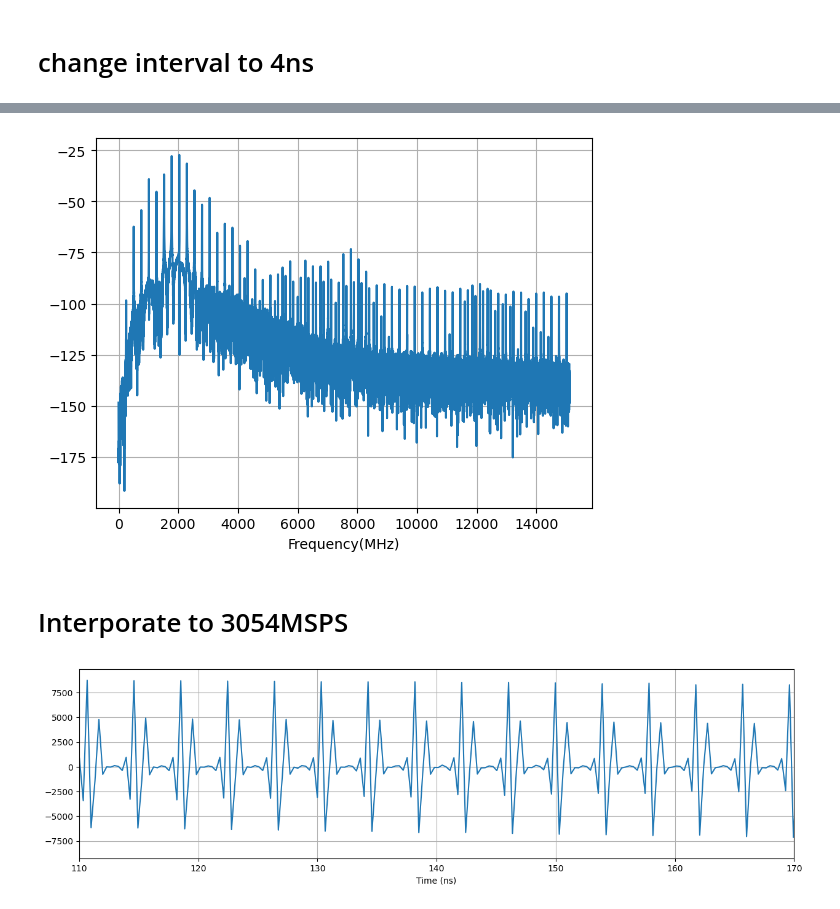
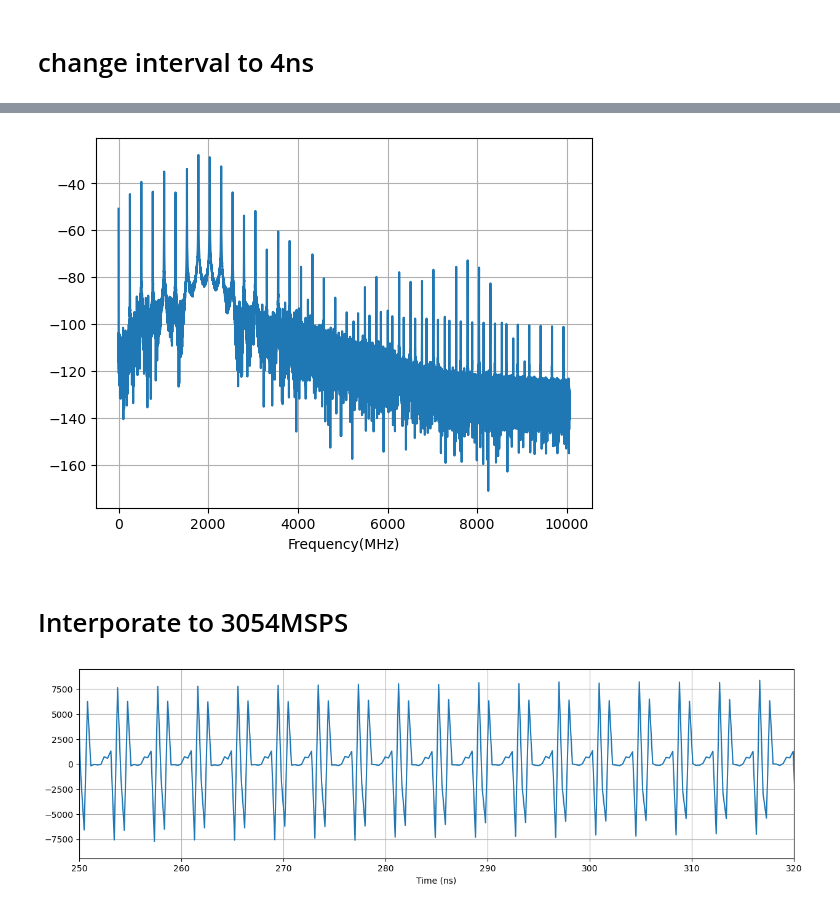
Before and after one commit to slaclab/kek-bpm-rfsoc-dev, a Jupyter notebook: software/notebooks/DiodeWaveform.ipynb, the cells around one changed output, grey strips where cells are left out. Saved outputs shown, nothing was run; the diff lists cells and outputs as text; code cells hidden in the pictures.

```diff
--- a/software/notebooks/DiodeWaveform.ipynb
+++ b/software/notebooks/DiodeWaveform.ipynb
@@ -45,5 +47,5 @@ h2=[0.0039475,7.1229e-05,7.1677e-05,7.2543e-05,7.3009e-05,7.3897e-05,7.4382e-05,
 # %%
-waveform_conv = np.convolve(waveform, h2)[4000:len(waveform_conv)]
+waveform_conv = np.convolve(waveform, h)[5500:len(waveform)]
 # %%
 timestep=np.arange(0,len(waveform_conv))*1e-3
 plt.figure(figsize=(15,4))
@@ -95,10 +97,12 @@ plt.plot(timestep,splitarray_latter[0])
 # %%
 concat=[]
-for i in range(len(splitarray_first)):
+for i in range(len(splitarray_latter)):
     if i % 2 ==0:
         concat.append(splitarray_first[i])
+
 for i in range(len(splitarray_latter)):
     if i % 2 ==0:
         concat.append(splitarray_latter[i])
 
+
 waveform_4ns=np.concatenate(concat,axis=0)
@@ -115,35 +117,35 @@ plt.xlim(10,80)
 # %%
 #FFT
-size    = len(waveform_4ns_conv) # Number of data points in the file
+size    = len(waveform_4ns) # Number of data points in the file
 timeBin = 1E-3 # Unit of ns
 freqBin = (0.5E+3/timeBin)/float(size//2) # Units of MHz
 freqSteps = np.linspace(0, freqBin*(size//2-1), num=size//2)
-freq = np.fft.fft(waveform_4ns_conv)/float(size)
+freq = np.fft.fft(waveform_4ns)/float(size)
 freq = freq[range(size//2)]
 mag = 20.0*np.log10(np.abs(freq)/32767.0) # Units of dBFS
 
-plt.plot(freqSteps[0:30000],mag[0:30000])
+plt.plot(freqSteps[0:20000],mag[0:20000])
 plt.xlabel("Frequency(MHz)")
 plt.grid()
 # %% [output]
-[figure, old version]
+[figure, new version]
 # %% [markdown]
 # Interporate to 3054MSPS
 # %%
 #  linear interpolation for this data at 3.054 GSPS
 newTimeBin = 1.0/(0.509*6.0) # Unit of ns for 3.054 GSPS
-newSize    = math.floor(len(waveform_4ns_conv)*3054e6/1e12)
+newSize    = math.floor(len(waveform_4ns)*3054e6/1e12)
 newTimeSteps = np.linspace(0, newTimeBin*(newSize-1), num=newSize)
 
-newwaveform = np.int16(np.interp(newTimeSteps, timestep, waveform_4ns_conv))
+newwaveform = np.int16(np.interp(newTimeSteps, timestep, waveform_4ns))
 # Plot the time waveform (RFSoC rate)
 plt.figure(figsize=(15,4))
 plt.plot(newTimeSteps,newwaveform)
 plt.xlabel("Time (ns)")
-plt.xlim(110,170)
+plt.xlim(250,320)
 plt.grid()
 # %% [output]
-[figure, old version]
+[figure, new version]
 # %%
 #FFT
 size    = len(newwaveform) # Number of data points in the file
```
Also changed, not shown: parts of 8 cells of this notebook.
